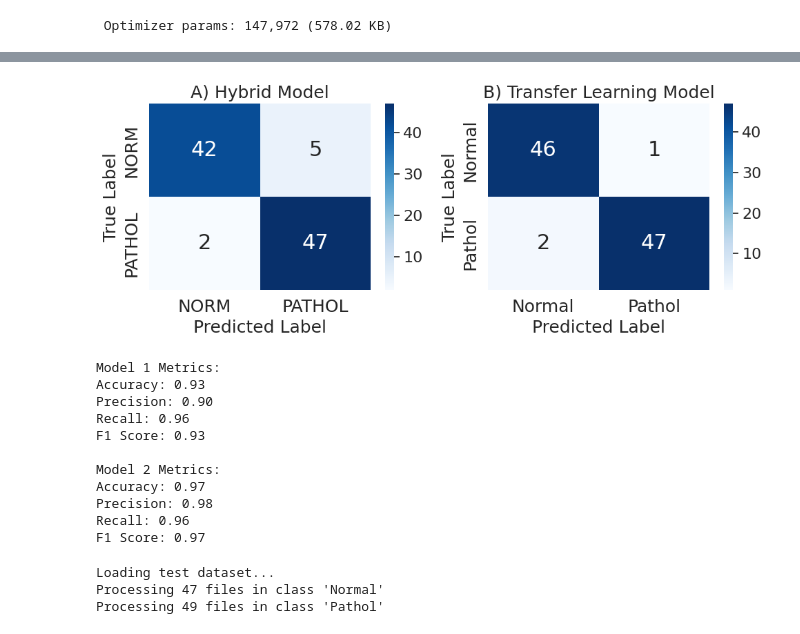
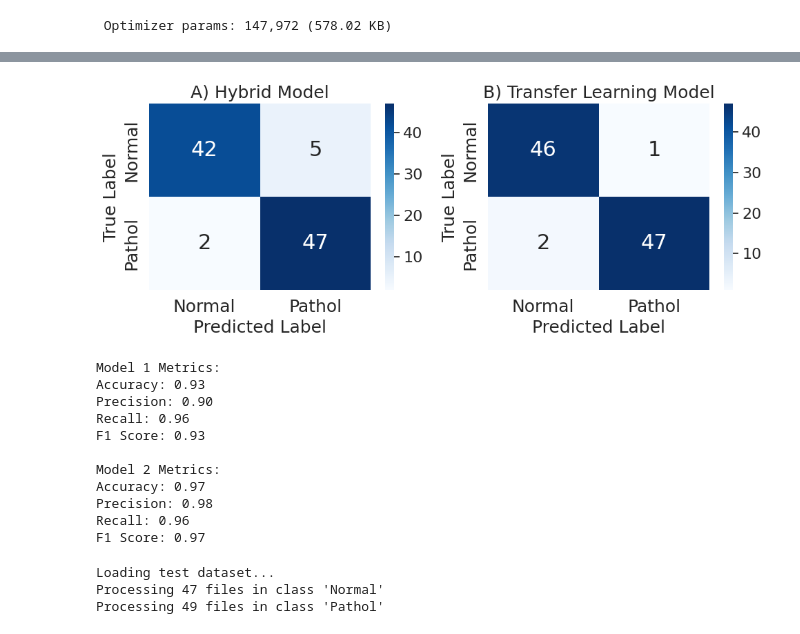
Before and after one commit to rabnawaz172/Diabetic-Retinopathy, a Jupyter notebook: Voice_deep_2.ipynb, the cells around one changed output, grey strips where cells are left out. Cells and saved outputs as stored; diff of their text form; code cells hidden in the pictures.

```diff
--- a/Voice_deep_2.ipynb
+++ b/Voice_deep_2.ipynb
@@ -543,7 +543,7 @@ cm_2 = confusion_matrix(Y_val, Y_val_pred_2, labels=[0, 1])
 fig, axes = plt.subplots(1, 2, figsize=(10, 4))
 
 # Plot confusion matrix for model_1
-sns_heatmap_1 = sns.heatmap(cm_1, annot=True, fmt='d', cmap='Blues', xticklabels=['NORM', 'PATHOL'], yticklabels=['NORM', 'PATHOL'], cbar=True, ax=axes[0])
+sns_heatmap_1 = sns.heatmap(cm_1, annot=True, fmt='d', cmap='Blues', xticklabels=['Normal', 'Pathol'], yticklabels=['Normal', 'Pathol'], cbar=True, ax=axes[0])
 axes[0].set_title('A) Hybrid Model', fontsize=18)
 axes[0].set_xlabel('Predicted Label', fontsize=18)
 axes[0].set_ylabel('True Label', fontsize=18)
@@ -607,4 +607,4 @@ print(f"F1 Score: {f1_2:.2f}")
-[figure, old version]
+[figure, new version]
 Model 1 Metrics:
 Accuracy: 0.93
 Precision: 0.90
```
Also changed, not shown: parts of 1 cell of this notebook.
